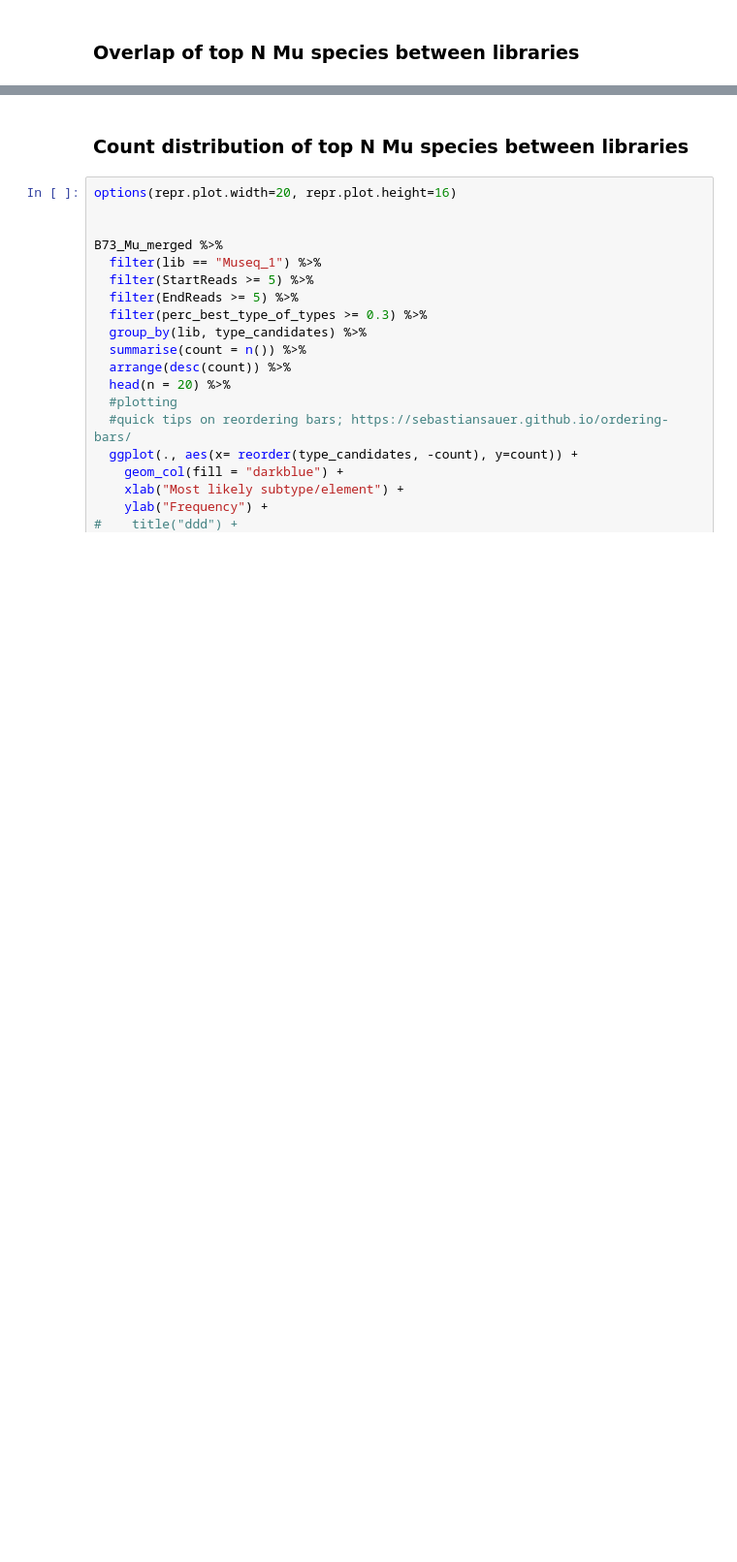
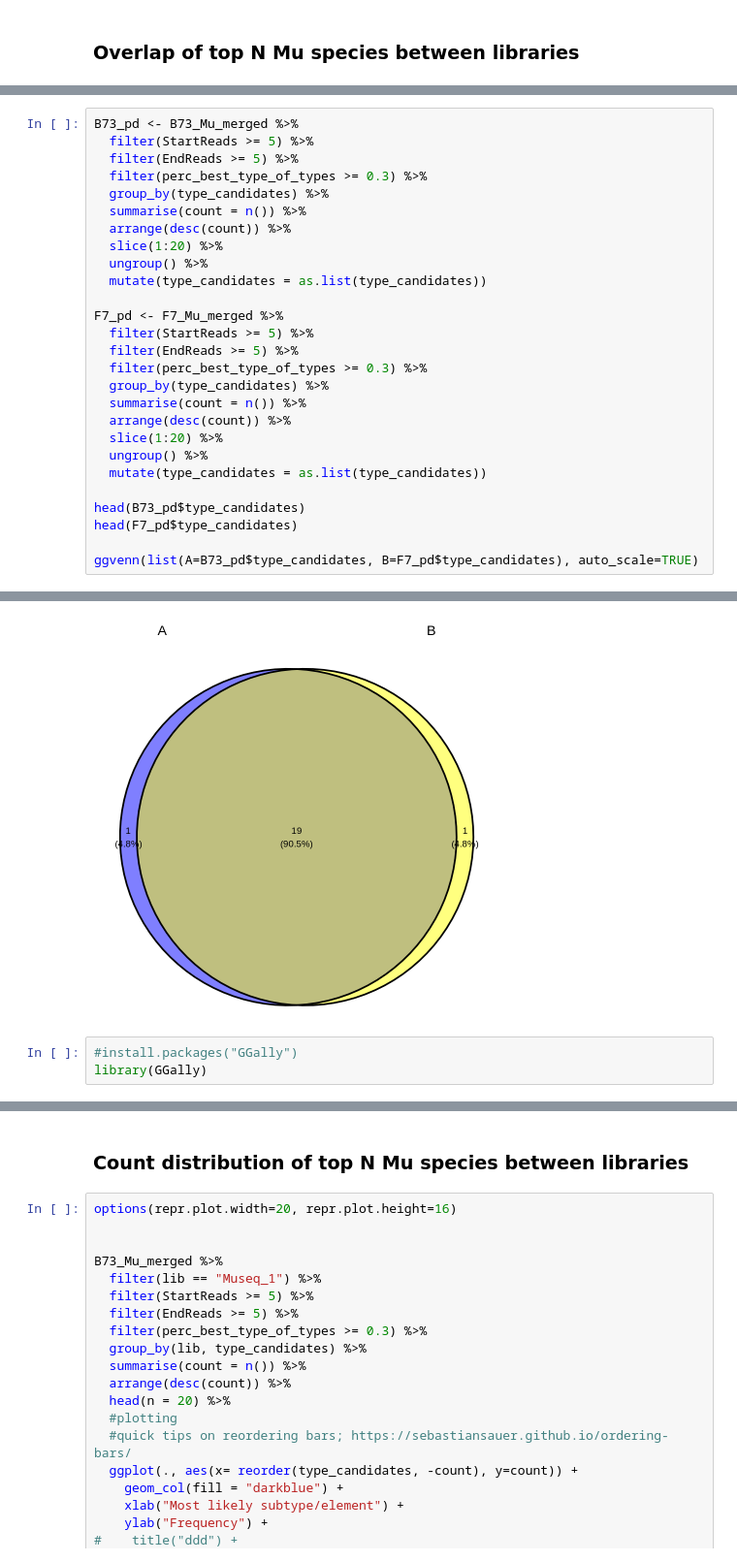
Before and after one commit to tgstoecker/MuWU, a Jupyter notebook: workflow/notebooks/te_typing_analysis.ipynb, the cells around one changed output, grey strips where cells are left out. Shown at 97% size. Cells and saved outputs as stored; diff of their text form; blank space fills up the shorter version.

```diff
--- a/workflow/notebooks/te_typing_analysis.ipynb
+++ b/workflow/notebooks/te_typing_analysis.ipynb
@@ -109,0 +212,28 @@ the group aesthetic?
+# %%
+B73_pd <- B73_Mu_merged %>%
+  filter(StartReads >= 5) %>%
+  filter(EndReads >= 5) %>%
+  filter(perc_best_type_of_types >= 0.3) %>%
+  group_by(type_candidates) %>%
+  summarise(count = n()) %>%
+  arrange(desc(count)) %>%
+  slice(1:20) %>%
+  ungroup() %>%
+  mutate(type_candidates = as.list(type_candidates))
+
+F7_pd <- F7_Mu_merged %>%
+  filter(StartReads >= 5) %>%
+  filter(EndReads >= 5) %>%
+  filter(perc_best_type_of_types >= 0.3) %>%
+  group_by(type_candidates) %>%
+  summarise(count = n()) %>%
+  arrange(desc(count)) %>%
+  slice(1:20) %>%
+  ungroup() %>%
+  mutate(type_candidates = as.list(type_candidates))
+
+head(B73_pd$type_candidates)
+head(F7_pd$type_candidates)
+
+ggvenn(list(A=B73_pd$type_candidates, B=F7_pd$type_candidates), auto_scale=TRUE)
+# %% [output]
@@ -109,0 +274,4 @@ the group aesthetic?
+[figure, added]
+# %%
+#install.packages("GGally")
+library(GGally)
```
Also changed, not shown: parts of 13 cells of this notebook.
